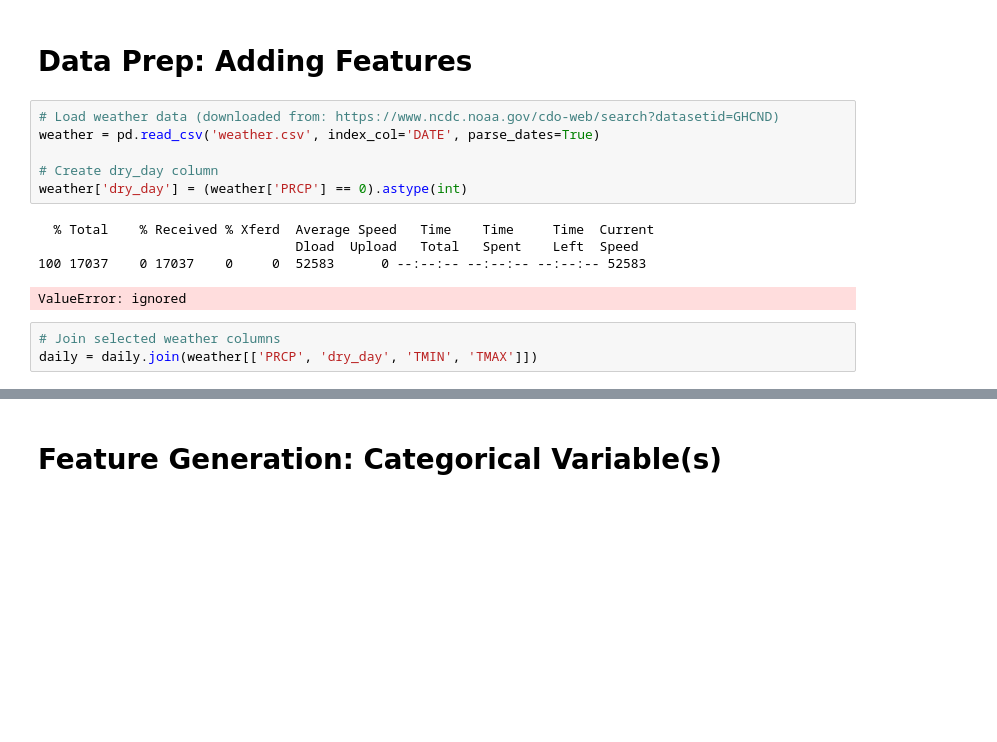
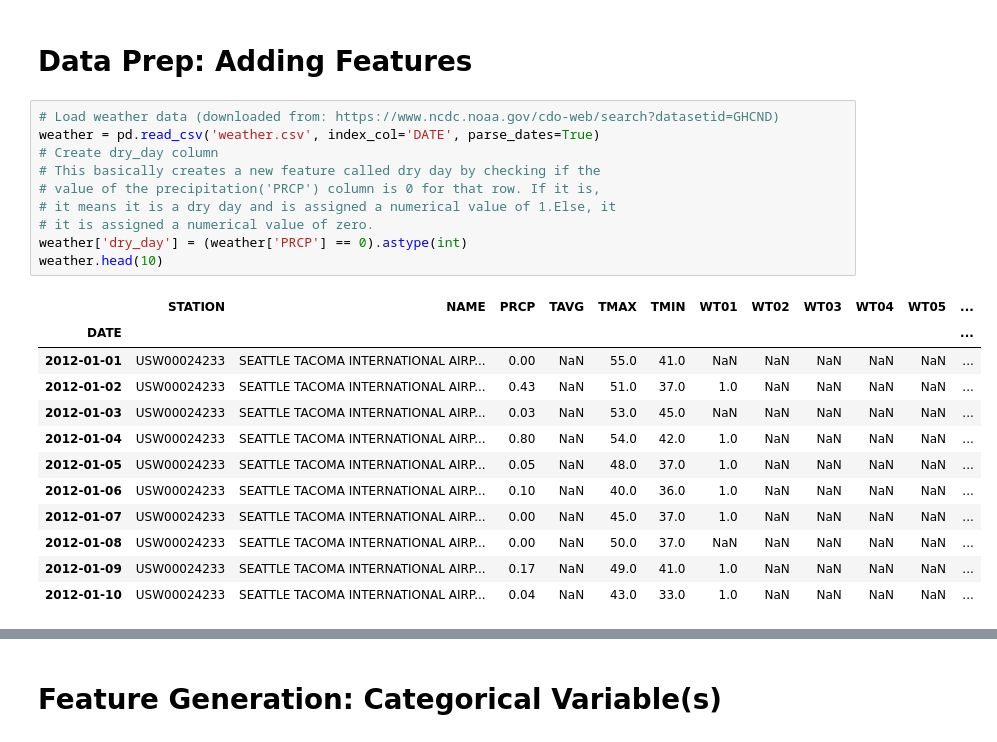
Before and after one commit to shravan207/datascience, a Jupyter notebook: analysis.ipynb, the cells around one changed output, grey strips where cells are left out. Cells and saved outputs as stored; diff of their text form; blank space fills up the shorter version.

```diff
--- a/analysis.ipynb
+++ b/analysis.ipynb
@@ -33,14 +48,23 @@ daily = daily[['Total']] # remove other columns
 # %%
 # Load weather data (downloaded from: https://www.ncdc.noaa.gov/cdo-web/search?datasetid=GHCND)
 weather = pd.read_csv('weather.csv', index_col='DATE', parse_dates=True)
-
 # Create dry_day column
+# This basically creates a new feature called dry day by checking if the
+# value of the precipitation('PRCP') column is 0 for that row. If it is,
+# it means it is a dry day and is assigned a numerical value of 1.Else, it
+# it is assigned a numerical value of zero.
 weather['dry_day'] = (weather['PRCP'] == 0).astype(int)
+weather.head(10)
 # %% [output]
-  % Total    % Received % Xferd  Average Speed   Time    Time     Time  Current
-                                 Dload  Upload   Total   Spent    Left  Speed
-100 17037    0 17037    0     0  52583      0 --:--:-- --:--:-- --:--:-- 52583
-ValueError: ignored
+|  | STATION | NAME | PRCP | TAVG | TMAX | TMIN | WT01 | WT02 | WT03 | WT04 | WT05 | ... |
+| DATE |  |  |  |  |  |  |  |  |  |  |  | ... |
+| 2012-01-01 | USW00024233 | SEATTLE TACOMA INTERNATIONAL AIRP... | 0.00 | NaN | 55.0 | 41.0 | NaN | NaN | NaN | NaN | NaN | ... |
+| 2012-01-02 | USW00024233 | SEATTLE TACOMA INTERNATIONAL AIRP... | 0.43 | NaN | 51.0 | 37.0 | 1.0 | NaN | NaN | NaN | NaN | ... |
+| 2012-01-03 | USW00024233 | SEATTLE TACOMA INTERNATIONAL AIRP... | 0.03 | NaN | 53.0 | 45.0 | NaN | NaN | NaN | NaN | NaN | ... |
+| 2012-01-04 | USW00024233 | SEATTLE TACOMA INTERNATIONAL AIRP... | 0.80 | NaN | 54.0 | 42.0 | 1.0 | NaN | NaN | NaN | NaN | ... |
+| 2012-01-05 | USW00024233 | SEATTLE TACOMA INTERNATIONAL AIRP... | 0.05 | NaN | 48.0 | 37.0 | 1.0 | NaN | NaN | NaN | NaN | ... |
+| 2012-01-06 | USW00024233 | SEATTLE TACOMA INTERNATIONAL AIRP... | 0.10 | NaN | 40.0 | 36.0 | 1.0 | NaN | NaN | NaN | NaN | ... |
+| 2012-01-07 | USW00024233 | SEATTLE TACOMA INTERNATIONAL AIRP... | 0.00 | NaN | 45.0 | 37.0 | 1.0 | NaN | NaN | NaN | NaN | ... |
+| 2012-01-08 | USW00024233 | SEATTLE TACOMA INTERNATIONAL AIRP... | 0.00 | NaN | 50.0 | 37.0 | NaN | NaN | NaN | NaN | NaN | ... |
+| 2012-01-09 | USW00024233 | SEATTLE TACOMA INTERNATIONAL AIRP... | 0.17 | NaN | 49.0 | 41.0 | 1.0 | NaN | NaN | NaN | NaN | ... |
+| 2012-01-10 | USW00024233 | SEATTLE TACOMA INTERNATIONAL AIRP... | 0.04 | NaN | 43.0 | 33.0 | 1.0 | NaN | NaN | NaN | NaN | ... |
-# %%
-# Join selected weather columns
-daily = daily.join(weather[['PRCP', 'dry_day', 'TMIN', 'TMAX']])
```
Also changed, not shown: parts of 24 cells of this notebook.
